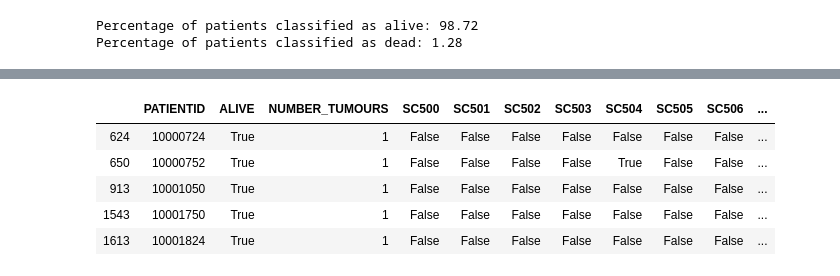
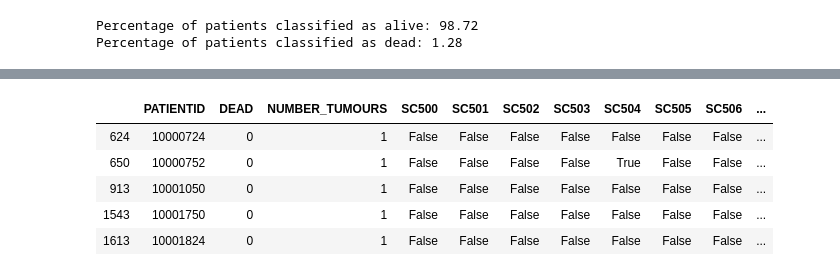
Before and after one commit to ElsaGH/TFM_Elsa_Garcia_Hernandez, a Jupyter notebook: Notebooks/Breast Cancer/Analysis.ipynb, the cells around one changed output, grey strips where cells are left out. Saved outputs shown, nothing was run; the diff lists cells and outputs as text; code cells hidden in the pictures.

```diff
--- a/Notebooks/Breast Cancer/Analysis.ipynb
+++ b/Notebooks/Breast Cancer/Analysis.ipynb
@@ -30,0 +74,3 @@ orig_df.shape
+# %%
+dead = orig_df[orig_df['NEWVITALSTATUS'] == 'D']
+dead.head()
@@ -30,0 +99,5 @@ orig_df.shape
+# %%
+orig_df['CANCER_DAYS_MEAN'] = orig_df.groupby('PATIENTID')['CANCER_DAYS'].transform(np.mean)
+orig_df['CANCER_MONTHS_MEAN'] = orig_df.groupby('PATIENTID')['CANCER_MONTHS'].transform(np.mean)
+orig_df['CANCER_YEARS_MEAN'] = orig_df.groupby('PATIENTID')['CANCER_YEARS'].transform(np.mean)
+orig_df.head()
@@ -31,5 +139,5 @@ orig_df.shape
 # %%
-columns_selected = ['PATIENTID','SEX', 'ETHNICITY', 'NEWVITALSTATUS', 'NUMBER_TUMOURS',
+columns_selected = ['PATIENTID', 'SEX', 'ETHNICITY', 'NEWVITALSTATUS', 'NUMBER_TUMOURS',
        'SC500', 'SC501', 'SC502', 'SC503', 'SC504', 'SC505', 'SC506', 'SC508',
        'BEH_BENIGN', 'BEH_MALIG', 'BEH_MICINV', 'BEH_INSITU', 'BEH_UNCERT',
        'STAGE0', 'STAGE1', 'STAGE2', 'STAGE3', 'STAGE4', 'GRADE1', 'GRADE2',
@@ -38,7 +146,7 @@ columns_selected = ['PATIENTID','SEX', 'ETHNICITY', 'NEWVITALSTATUS', 'NUMBER_TU
        'PR_NEG', 'HER_POS', 'HER_NEG', 'CURATIVE', 'NONCURATIVE', 'NOACTTREAT',
        'ECOG0', 'ECOG1', 'ECOG2', 'ECOG3', 'ECOG4', 'ACE0', 'ACE1', 'ACE2',
        'ACE3', 'LEFT', 'RIGHT', 'MIDLINE', 'BILATERAL', 'DEPR1', 'DEPR2',
-       'DEPR3', 'DEPR4', 'DEPR5']
+       'DEPR3', 'DEPR4', 'DEPR5', 'CANCER_DAYS_MEAN', 'CANCER_MONTHS_MEAN', 'CANCER_YEARS_MEAN']
 df = orig_df[columns_selected]
 df.head()
 # %% [output]
@@ -155,12 +263,12 @@ df.head()
 | 1543 | 10001750 | M | White British | A | 1 | False | False | False | False | ... |
 | 1613 | 10001824 | F | Other ethnic group | A | 1 | False | False | False | False | ... |
 # %%
-def alive(value):
-    if value == 'A':
-        return True
+def dead(value):
+    if value == 'D':
+        return 1
     else:
-        return False
+        return 0
 
-df['ALIVE'] = df['NEWVITALSTATUS'].apply(alive)
-df['ALIVE'].value_counts()
+df['DEAD'] = df['NEWVITALSTATUS'].apply(dead)
+df['DEAD'].value_counts()
 # %% [output]
@@ -231,26 +341,27 @@ Index(['PATIENTID', 'SEX', 'ETHNICITY', 'NUMBER_TUMOURS', 'SC500', 'SC501',
       dtype='object')
 # %%
-df = pd.concat([df[['PATIENTID', 'ALIVE', 'NUMBER_TUMOURS',
+df = pd.concat([df[['PATIENTID', 'DEAD', 'NUMBER_TUMOURS',
        'SC500', 'SC501', 'SC502', 'SC503', 'SC504', 'SC505', 'SC506', 'SC508',
        'BEH_BENIGN', 'BEH_MALIG', 'BEH_MICINV', 'BEH_INSITU', 'BEH_UNCERT',
        'STAGE0', 'STAGE1', 'STAGE2', 'STAGE3', 'STAGE4', 'GRADE1', 'GRADE2',
        'GRADE3', 'GRADE4', 'AGE_MEAN', 'L0801', 'L1001', 'L1701', 'L0201',
        'L0401', 'L1201', 'L0301', 'L0901', 'ER_POS', 'ER_NEG', 'PR_POS',
        'PR_NEG', 'HER_POS', 'HER_NEG', 'CURATIVE', 'NONCURATIVE', 'NOACTTREAT',
        'ECOG0', 'ECOG1', 'ECOG2', 'ECOG3', 'ECOG4', 'ACE0', 'ACE1', 'ACE2',
        'ACE3', 'LEFT', 'RIGHT', 'MIDLINE', 'BILATERAL', 'DEPR1', 'DEPR2',
-       'DEPR3', 'DEPR4', 'DEPR5']],
-                      pd.get_dummies(df['SEX'], prefix='SEX'),
-                      pd.get_dummies(df['ETHNICITY'], prefix='ETHNICITY'),
-                      ], axis=1)
+       'DEPR3', 'DEPR4', 'DEPR5', 'CANCER_DAYS_MEAN', 'CANCER_MONTHS_MEAN',
+       'CANCER_YEARS_MEAN']],
+        pd.get_dummies(df['SEX'], prefix='SEX'),
+        pd.get_dummies(df['ETHNICITY'], prefix='ETHNICITY'),
+        ], axis=1)
 df.head()
 # %% [output]
-|  | PATIENTID | ALIVE | NUMBER_TUMOURS | SC500 | SC501 | SC502 | SC503 | SC504 | SC505 | SC506 | ... |
-| 624 | 10000724 | True | 1 | False | False | False | False | False | False | False | ... |
-| 650 | 10000752 | True | 1 | False | False | False | False | True | False | False | ... |
-| 913 | 10001050 | True | 1 | False | False | False | False | False | False | False | ... |
-| 1543 | 10001750 | True | 1 | False | False | False | False | False | False | False | ... |
-| 1613 | 10001824 | True | 1 | False | False | False | False | False | False | False | ... |
+|  | PATIENTID | DEAD | NUMBER_TUMOURS | SC500 | SC501 | SC502 | SC503 | SC504 | SC505 | SC506 | ... |
+| 624 | 10000724 | 0 | 1 | False | False | False | False | False | False | False | ... |
+| 650 | 10000752 | 0 | 1 | False | False | False | False | True | False | False | ... |
+| 913 | 10001050 | 0 | 1 | False | False | False | False | False | False | False | ... |
+| 1543 | 10001750 | 0 | 1 | False | False | False | False | False | False | False | ... |
+| 1613 | 10001824 | 0 | 1 | False | False | False | False | False | False | False | ... |
 # %%
 df.isna().sum()
 # %% [output]
```
Also changed, not shown: parts of 105 cells of this notebook, 4 other files.
